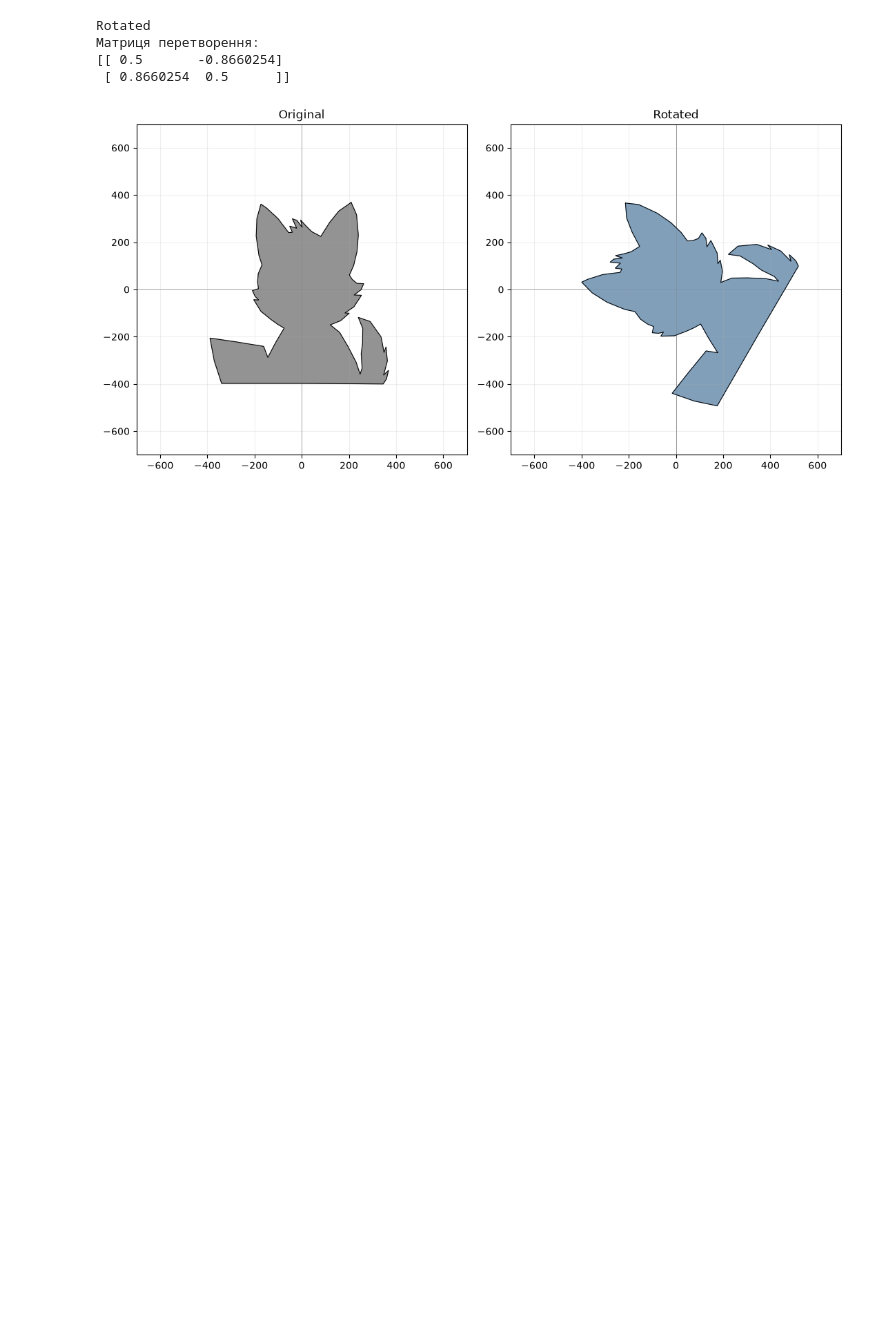
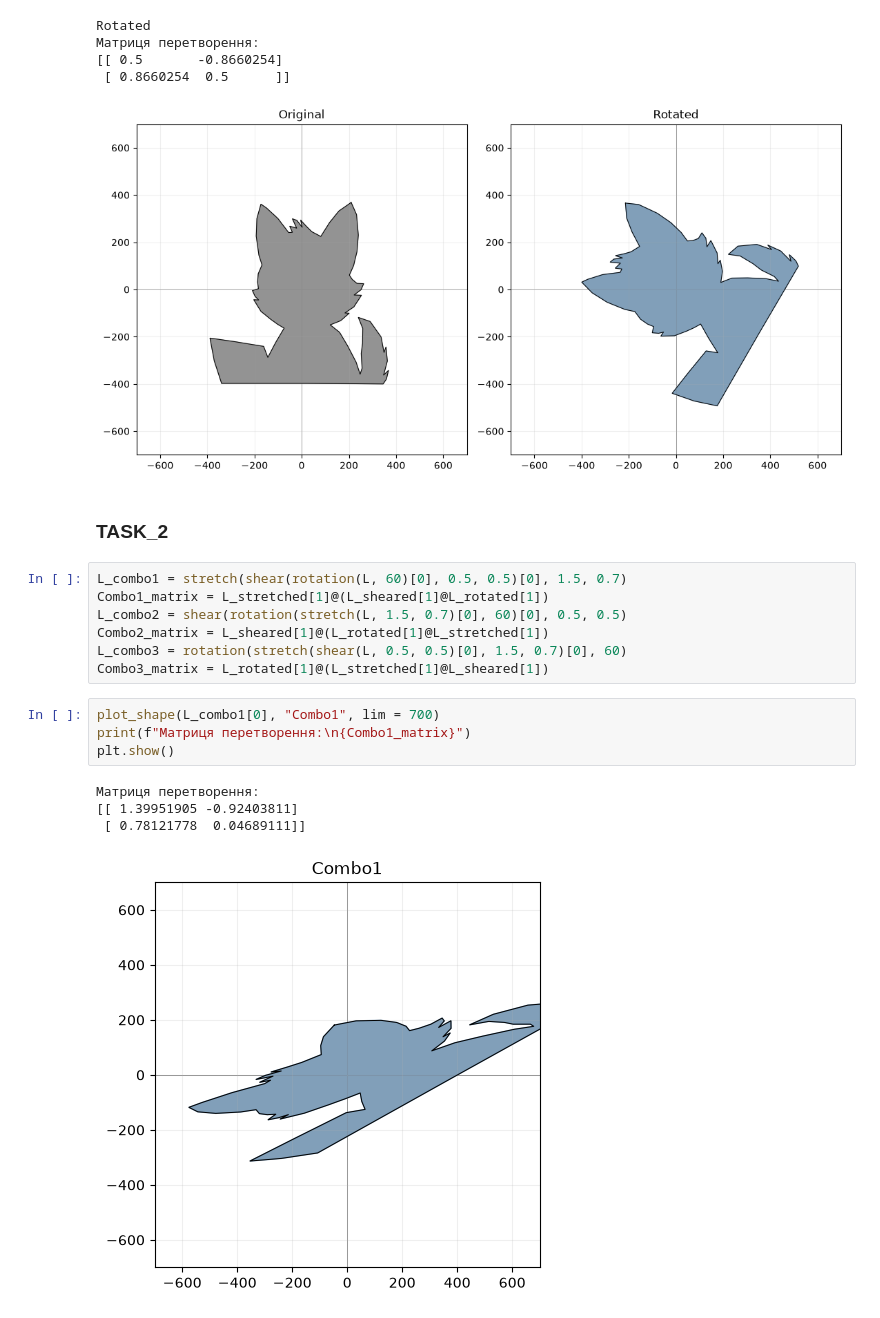
Before and after one commit to CPTshkarpetka/ALA_Lab1, a Jupyter notebook: lab1.ipynb, the cells around one changed output. Drawn from its saved outputs; the diff is of its cells as text; blank space fills up the shorter version.

```diff
--- a/lab1.ipynb
+++ b/lab1.ipynb
@@ -132,3 +134,21 @@ Rotated
 [[ 0.5       -0.8660254]
  [ 0.8660254  0.5      ]]
 [figure]
+# %% [markdown]
+### TASK_2
+# %%
+L_combo1 = stretch(shear(rotation(L, 60)[0], 0.5, 0.5)[0], 1.5, 0.7)
+Combo1_matrix = L_stretched[1]@(L_sheared[1]@L_rotated[1])
+L_combo2 = shear(rotation(stretch(L, 1.5, 0.7)[0], 60)[0], 0.5, 0.5)
+Combo2_matrix = L_sheared[1]@(L_rotated[1]@L_stretched[1])
+L_combo3 = rotation(stretch(shear(L, 0.5, 0.5)[0], 1.5, 0.7)[0], 60)
+Combo3_matrix = L_rotated[1]@(L_stretched[1]@L_sheared[1])
+# %%
+plot_shape(L_combo1[0], "Combo1", lim = 700)
+print(f"Матриця перетворення:\n{Combo1_matrix}")
+plt.show()
+# %% [output]
+Матриця перетворення:
+[[ 1.39951905 -0.92403811]
+ [ 0.78121778  0.04689111]]
+[figure, added]
```
Also changed, not shown: parts of 7 cells of this notebook.
